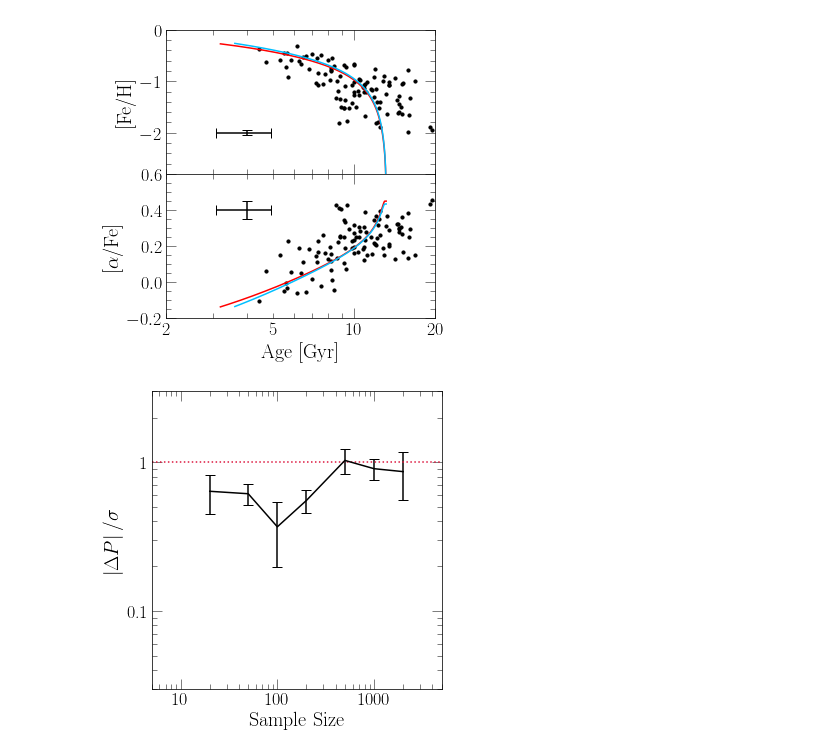
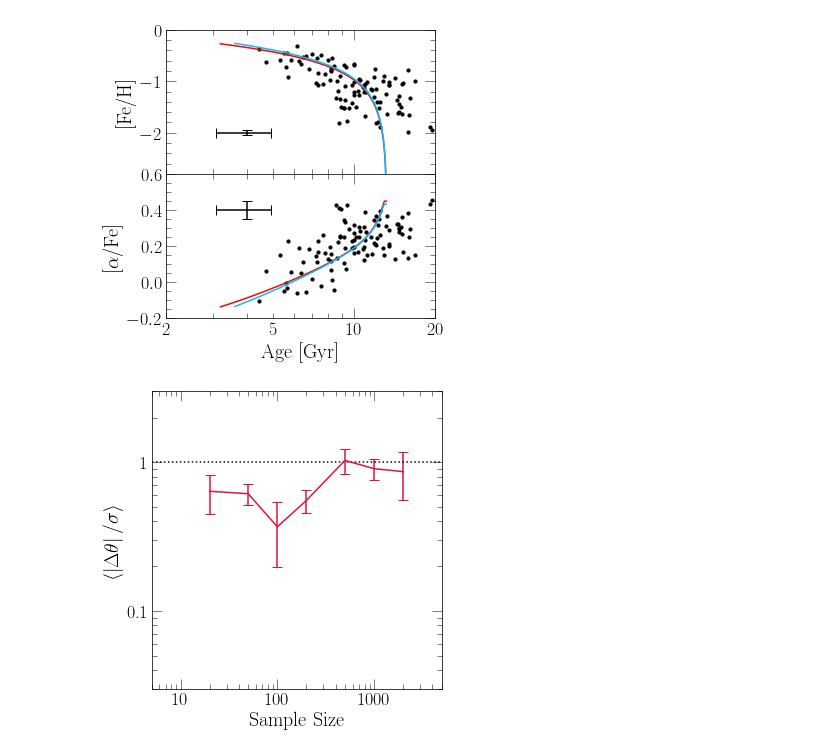
Before and after one commit to giganano/h3halo, a Jupyter notebook: notebooks/paperplots.ipynb, the cells around one changed output. Cells and saved outputs as stored; diff of their text form; code cells hidden in the pictures.

Commit message:
paper updates

```diff
--- a/notebooks/paperplots.ipynb
+++ b/notebooks/paperplots.ipynb
@@ -242,7 +242,7 @@ ax.set_yscale("log")
 ax.xaxis.set_major_formatter(fsf("%g"))
 ax.yaxis.set_major_formatter(fsf("%g"))
 ax.set_xlabel("Sample Size")
-ax.set_ylabel(r"$\left|\Delta P\right| / \sigma$")
+ax.set_ylabel(r"$\langle\left|\Delta\theta\right|/\sigma\rangle$")
 ax.set_xlim([5, 5000])
 ax.set_ylim([0.03, 3])
 
@@ -297,33 +297,37 @@ rederived = {
         [0.00081, 0.00001, 0.00001],
         [0.00114, 0.00003, 0.00003]
     ],
     2000: [
         [2.00, 0.05, 0.05],
         [10.26, 0.15, 0.15],
         [15.82, 0.44, 0.42],
         [10.30, 0.25, 0.32],
         [0.00080, 0.00001, 0.00001],
         [0.00109, 0.00002, 0.00002]
     ]
 }
 
 yvals = []
 errors = []
 for samplesize in rederived.keys():
     bestfits = rederived[samplesize]
     deltas = len(true_values) * [0.]
     for i in range(len(deltas)):
         deltas[i] = abs(bestfits[i][0] - true_values[i])
         sigma = (bestfits[i][1] + bestfits[i][2]) / 2
         deltas[i] /= sigma
     yvals.append(np.mean(deltas))
     errors.append(np.std(deltas) / np.sqrt(len(deltas)))
 
 xvals = list(rederived.keys())
-ax.errorbar(xvals, yvals, yerr = errors, c = named_colors()["black"])
-ax.axhline(1, c = named_colors()["crimson"], linestyle = ':')
+ax.errorbar(xvals, yvals, yerr = errors, c = named_colors()["crimson"])
+ax.axhline(1, c = named_colors()["black"], linestyle = ':')
 
 plt.tight_layout()
+for ext in ["pdf", "jpeg"]:
+    kwargs = {}
+    if ext == "jpeg": kwargs["dpi"] = 200
+    plt.savefig("../paper/dp_sigma_samplesize.%s" % (ext), **kwargs)
 plt.show()
 # %% [output]
-[figure, old version]
+[figure, new version]
```
Also changed, not shown: parts of 1 cell of this notebook, 24 other files.
